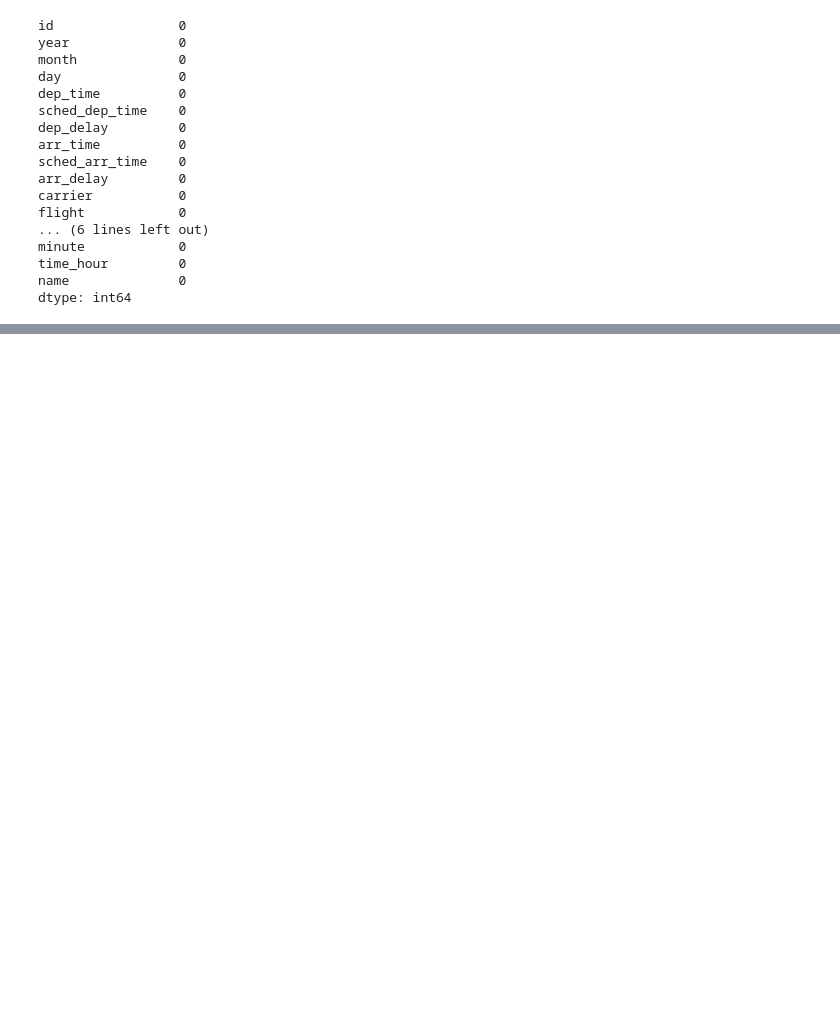
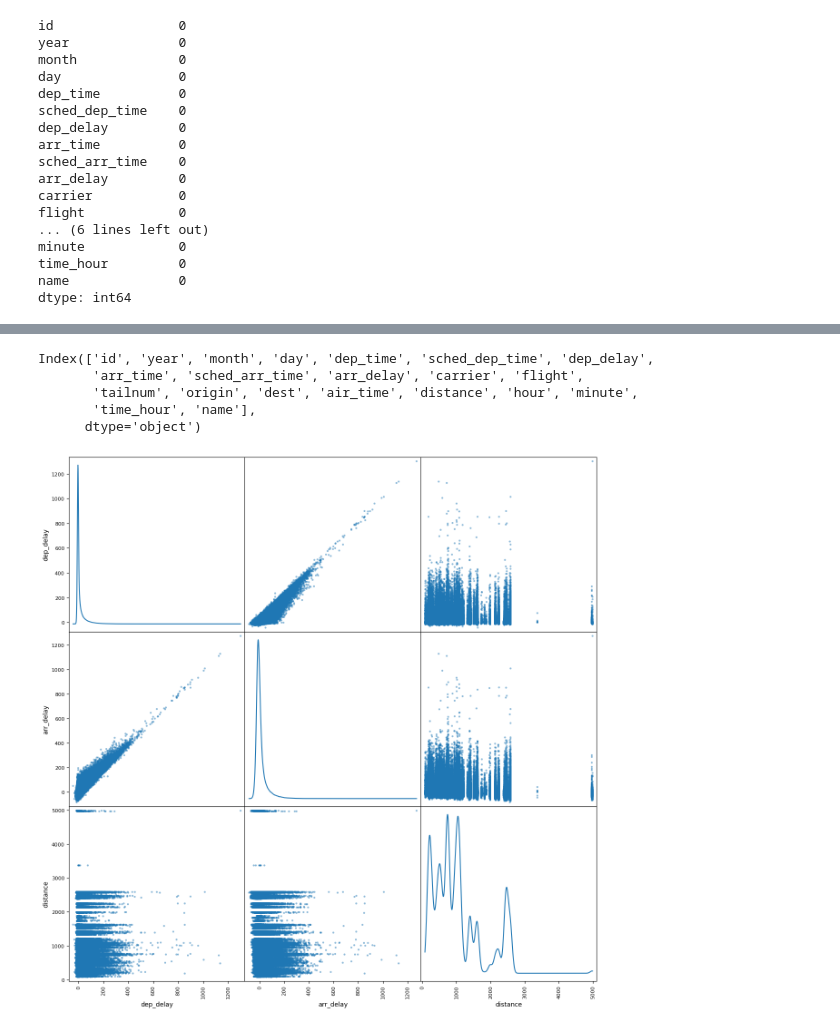
Before and after one commit to mobinghasemi/EDA_on_Flights, a Jupyter notebook: DATASCIENCE2_Ex04_mobin_ghasemi_kurd.ipynb, the cells around one changed output, grey strips where cells are left out. Drawn from its saved outputs; the diff is of its cells as text; code cells hidden in the pictures; blank space fills up the shorter version.

Commit message:
adding new instruction to main project by plots

```diff
--- a/DATASCIENCE2_Ex04_mobin_ghasemi_kurd.ipynb
+++ b/DATASCIENCE2_Ex04_mobin_ghasemi_kurd.ipynb
@@ -327,9 +327,6 @@ df["air_time"].fillna(x, inplace=True)
 # %%
 x = df["distance"].mean()
 df["distance"].fillna(x, inplace=True)
-# %%
-x = df["time_hour"].mean()
-df["time_hour"].fillna(x, inplace=True)
 # %%
 x = df["hour"].mean()
 df["hour"].fillna(x, inplace=True)
@@ -387,0 +435,16 @@ dtype: int64
+# %%
+df.columns
+# %% [output]
+Index(['id', 'year', 'month', 'day', 'dep_time', 'sched_dep_time', 'dep_delay',
+       'arr_time', 'sched_arr_time', 'arr_delay', 'carrier', 'flight',
+       'tailnum', 'origin', 'dest', 'air_time', 'distance', 'hour', 'minute',
+       'time_hour', 'name'],
+      dtype='object')
+# %%
+pd.plotting.scatter_matrix(
+    df[["dep_delay", "arr_delay", "distance"]],
+    figsize = (15, 15),
+    diagonal = "kde")
+plt.show()
+# %% [output]
+[figure, added]
```
Also changed, not shown: parts of 15 cells of this notebook.
